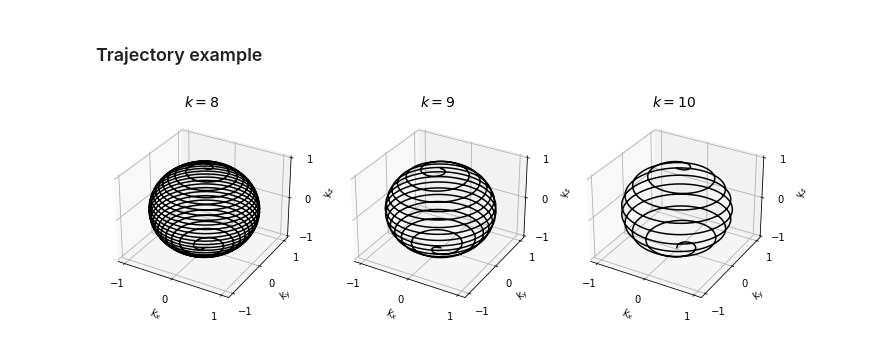
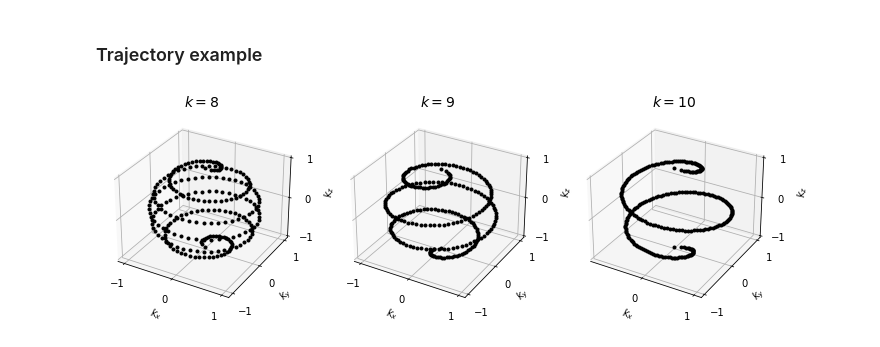
Before and after one commit to emilljungberg/merlin_mrm, a Jupyter notebook: notebooks/Section 2.1 - An interleaved 3D Phyllotaxis Trajectory.ipynb, the cells around one changed output. Saved outputs shown, nothing was run; the diff lists cells and outputs as text; code cells hidden in the pictures.

```diff
--- a/notebooks/Section 2.1 - An interleaved 3D Phyllotaxis Trajectory.ipynb
+++ b/notebooks/Section 2.1 - An interleaved 3D Phyllotaxis Trajectory.ipynb
@@ -35,0 +24,16 @@ Golden angle: 137.51 deg
+# %%
+fig = plt.figure(figsize=(12,4))
+for (i,sf) in enumerate([8,9,10]):
+    traj = linear_phyllotaxis(n=256, nint=1, sf=sf)
+    ax = fig.add_subplot(1,3,i+1,projection='3d')
+    ax.plot(traj[:,0], traj[:,1], traj[:,2], '.k')
+    ax.set_xticks([-1,0,1])
+    ax.set_yticks([-1,0,1])
+    ax.set_zticks([-1,0,1])
+    ax.set_xlabel(r'$k_x$')
+    ax.set_ylabel(r'$k_y$')
+    ax.set_zlabel(r'$k_z$')
+    ax.set_title(r'$s={}$'.format(sf), fontsize=14)
+
+plt.savefig("phyllotaxis_traj_s_comp.png",dpi=300)
+plt.show()
@@ -83,0 +119,23 @@ v1: 0.4655712318767679, v2: 0.6823278038280193
+# %%
+traj = linear_phyllotaxis(1000, nint=1, sf=1)
+i_spoke_ref = 500
+d = traj - traj[i_spoke_ref,:]
+dmag = np.sqrt(np.sum(d**2, axis=1))
+dmag_plot = dmag[i_spoke_ref:i_spoke_ref+100]
+
+fig = plt.figure(figsize=(12,4))
+fig.add_subplot(1,2,1)
+plt.plot(traj[:,0])
+plt.plot(traj[:,1])
+plt.plot(traj[:2])
+
+fig.add_subplot(1,2,2)
+plt.plot(dmag_plot, label='D')
+fibnum = np.array([fibonacci(x) for x in range(2,12)])
+plt.plot(fibnum, dmag_plot[fibnum],'-o')
+plt.plot([0,100], [np.mean(dmag)]*2, '--k', label=r'Mean D')
+plt.title('Distance between spokes')
+plt.xlabel('Spoke number')
+plt.ylabel('Distance [a.u.]')
+plt.legend()
+plt.show()
@@ -116,18 +166,18 @@ dPhi8 = 7.7 deg
 # %%
 fig = plt.figure(figsize=(12,4))
 for (i,sf) in enumerate([8,9,10]):
-    traj = linear_phyllotaxis(n=1024, nint=1, sf=sf)
+    traj = linear_phyllotaxis(n=256, nint=1, sf=sf)
     ax = fig.add_subplot(1,3,i+1,projection='3d')
-    ax.plot(traj[:,0], traj[:,1], traj[:,2], 'k')
+    ax.plot(traj[:,0], traj[:,1], traj[:,2], '.k')
     ax.set_xticks([-1,0,1])
     ax.set_yticks([-1,0,1])
     ax.set_zticks([-1,0,1])
     ax.set_xlabel(r'$k_x$')
     ax.set_ylabel(r'$k_y$')
     ax.set_zlabel(r'$k_z$')
     ax.set_title(r'$k={}$'.format(sf), fontsize=14)
 
 
 plt.show()
 # %% [output]
-[figure, old version]
+[figure, new version]
```
Also changed, not shown: parts of 21 cells of this notebook.
